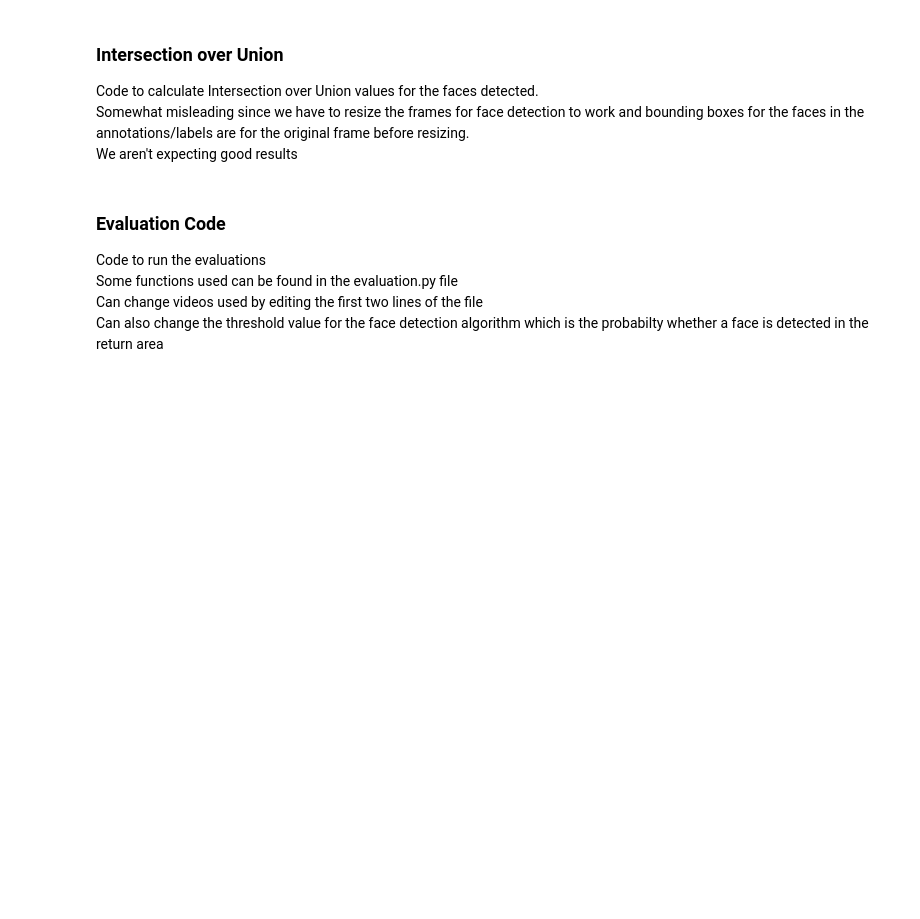
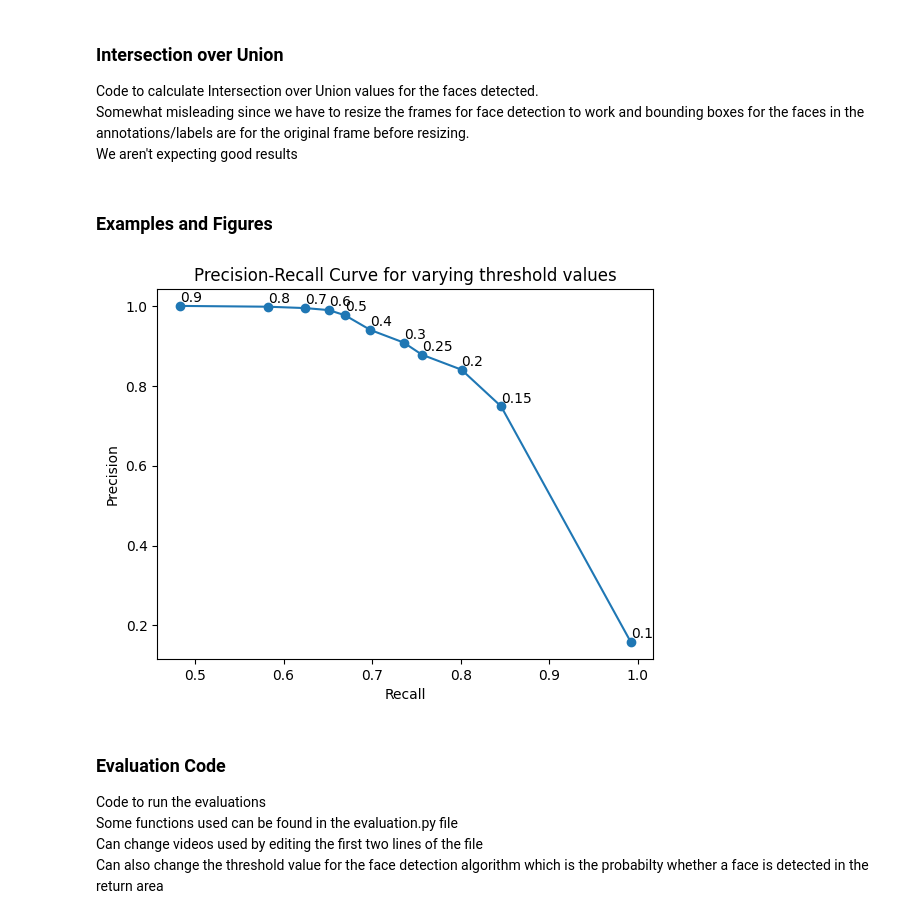
Before and after one commit to rorywilliams36/Active-Speaker-Detection, a Jupyter notebook: face_eval.ipynb, the cells around one changed output. Saved outputs shown, nothing was run; the diff lists cells and outputs as text; code cells hidden in the pictures; blank space fills up the shorter version.

Commit message:
updated face threshold and added new evaluations for the face detection module

```diff
--- a/face_eval.ipynb
+++ b/face_eval.ipynb
@@ -104,3 +105,5 @@ def calculate_IoU(predicted, actual, h, w):
 
     iou = inter / union
     return iou
+# %% [markdown]
+### Examples and Figures
@@ -107,3 +152,25 @@ def calculate_IoU(predicted, actual, h, w):
+# %%
+def precision_recall():
+    threshs = [0.1, 0.15, 0.2, 0.25, 0.3, 0.4, 0.5, 0.6, 0.7, 0.8, 0.9]
+    precision = [0.158849, 0.74873,  0.84034, 0.87782, 0.90819, 0.93991, 0.97663, 0.98956, 0.994535, 0.99804, 1]
+    recall = [0.99199, 0.84554, 0.80091, 0.75629, 0.73570, 0.69794, 0.66934, 0.65103, 0.62471, 0.582379, 0.48283]
+
+    # 0.13 0.52215 0.87643
+
+    plt.plot(recall, precision)
+    plt.scatter(recall, precision)
+
+    for i, txt in enumerate(threshs):
+        plt.annotate(txt, (recall[i], precision[i]+0.01), fontsize=10)
+
+    plt.ylabel('Precision')
+    plt.xlabel('Recall')
+    plt.title('Precision-Recall Curve for varying threshold values')
+    plt.show()
+
+precision_recall()
+# %% [output]
+[figure, added]
 # %% [markdown]
 ### Evaluation Code
 Code to run the evaluations
```
Also changed, not shown: parts of 6 cells of this notebook, 2 other files.
